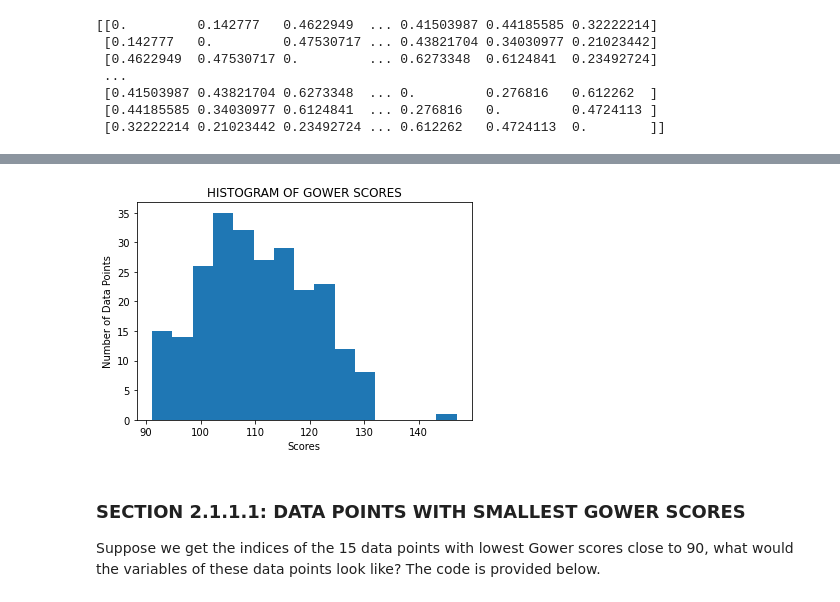
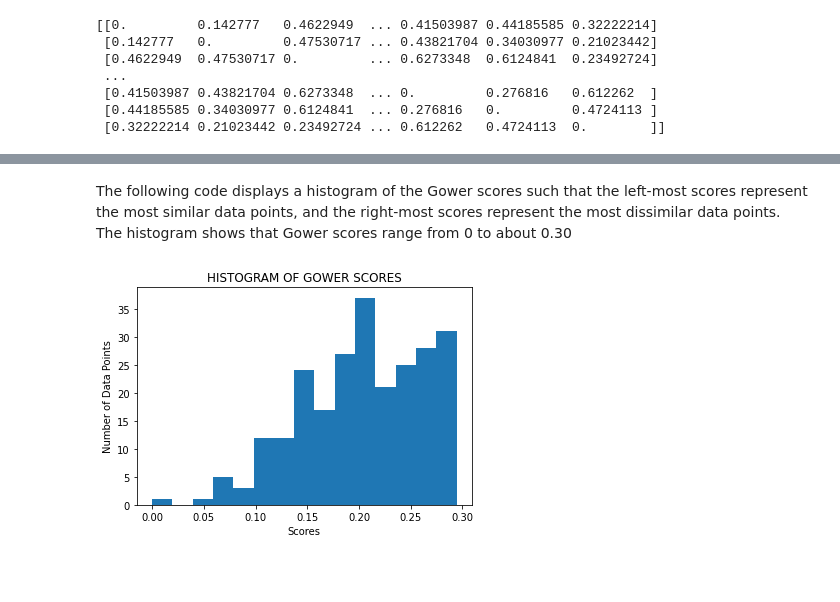
Before and after one commit to ruslanmasinjila/-CHOLERA-HYPER-SURVEILLANCE, a Jupyter notebook: cholera_hyper_surveillance.ipynb, the cells around one changed output, grey strips where cells are left out. Cells and saved outputs as stored; diff of their text form; code cells hidden in the pictures; blank space fills up the shorter version.

```diff
--- a/cholera_hyper_surveillance.ipynb
+++ b/cholera_hyper_surveillance.ipynb
@@ -284,15 +262,11 @@ Conversely, we can also assume that those data points closest to the score of 13
+# %% [markdown]
+The following code displays a histogram of the Gower scores such that the left-most scores represent the most similar data points, and the right-most scores represent the most dissimilar data points. The histogram shows that Gower scores range from 0 to about 0.30
 # %%
-####################################################################
 import matplotlib.pyplot as plt
-plt.hist(sum_similar, bins=15)
+plt.hist(lowest_scores["values"], bins=15)
 plt.title('HISTOGRAM OF GOWER SCORES')
 plt.xlabel('Scores')
 plt.ylabel('Number of Data Points')
 plt.show()
-####################################################################
 # %% [output]
-[figure, old version]
+[figure, new version]
-# %% [markdown]
-### SECTION 2.1.1.1: DATA POINTS WITH SMALLEST GOWER SCORES
-Suppose we get the indices of the 15 data points with lowest Gower scores close to 90, what would the variables of these data points look like?
-The code is provided below.
```
Also changed, not shown: parts of 37 cells of this notebook.
